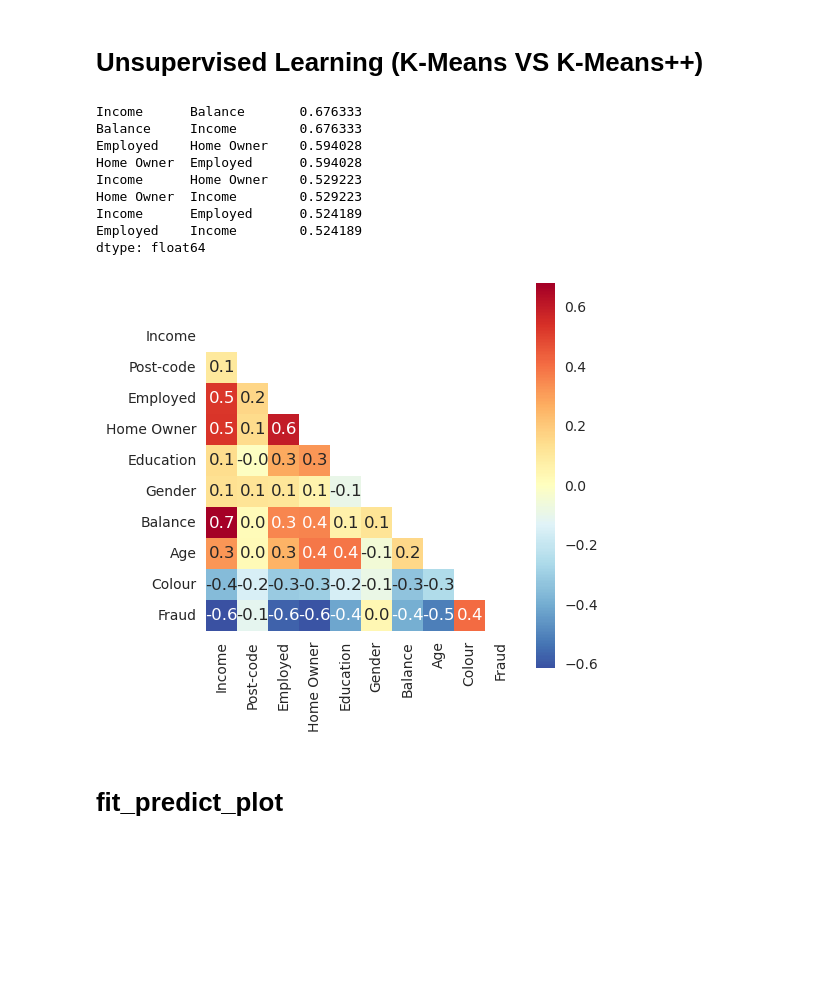
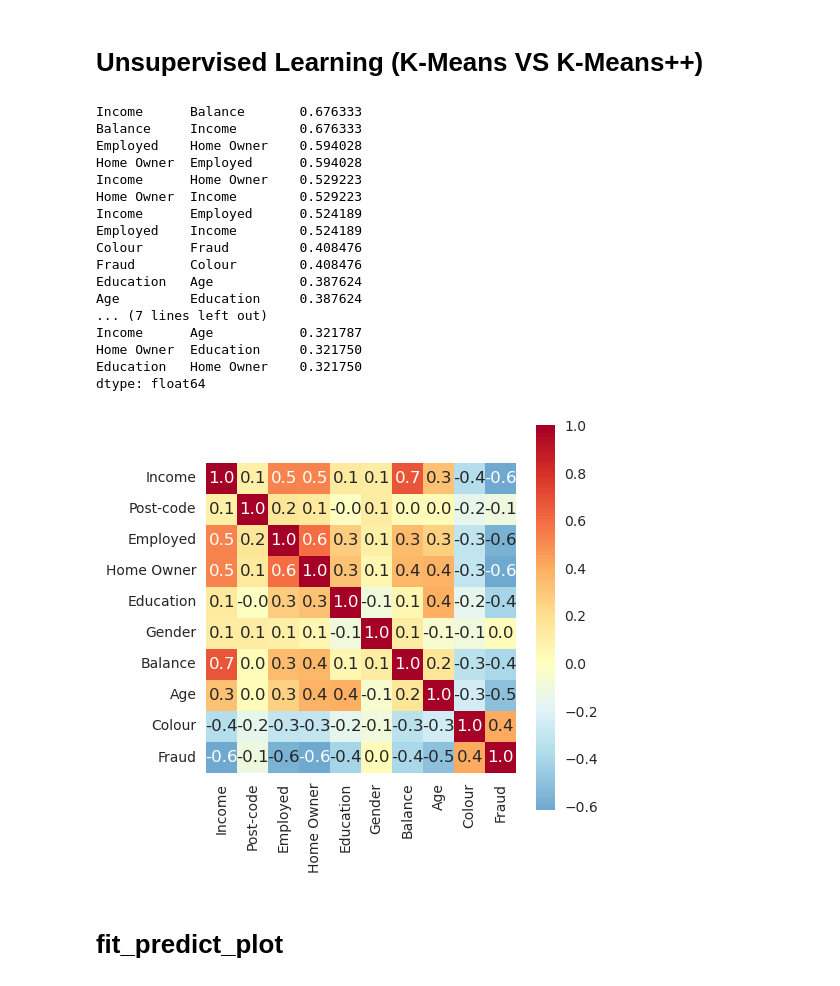
Before and after one commit to legacy-shu/Anaconda-Python-3-, a Jupyter notebook: python/assignment/machine_learning.ipynb, the cells around one changed output. Saved outputs shown, nothing was run; the diff lists cells and outputs as text; code cells hidden in the pictures; blank space fills up the shorter version.

```diff
--- a/python/assignment/machine_learning.ipynb
+++ b/python/assignment/machine_learning.ipynb
@@ -232,6 +221,16 @@ from sklearn.preprocessing import StandardScaler
 from yellowbrick.cluster import SilhouetteVisualizer
 from sklearn.decomposition import PCA
 from sklearn.metrics import silhouette_score
+
+def pca_df(X):
+    scaler = StandardScaler()
+    scaled = scaler.fit_transform(X)
+    pca = PCA(n_components=2)
+    pca.fit(scaled)
+    pca_df = pca.transform(scaled)
+    pca_columns=['pca_1','pca_2']
+    pca_df = pd.DataFrame(pca_df, columns=pca_columns)
+    return pca_df
 
 def inertias(X):
     inertias = []
@@ -244,7 +243,6 @@ def inertias(X):
     plt.xlabel("Cluster")
     plt.ylabel("Inertia")
     plt.title('Elvow Curve')
-    print(inertias)
     plt.show()
 
 def visualise_silhouette_score(X=None, model=None):
@@ -253,22 +251,13 @@ def visualise_silhouette_score(X=None, model=None):
     visModel.fit(X)
     visModel.poof()
 
-def scale_data(X_features):
-    columns = X_features.columns
-    scaler = StandardScaler()
-    X_features = scaler.fit_transform(X_features)
-    X_features =pd.DataFrame(X_features, columns=columns)
-    return X_features
-
 def visualise_correlation(df):
     corr = df.corr()
     unstack = corr.unstack()
-    print(unstack[unstack < 1][unstack > 0.5].sort_values(ascending=False))
-    # triangle mask
-    mask = np.triu(np.ones_like(corr, dtype=bool))
+    print(unstack[unstack < 1][unstack > 0.3].sort_values(ascending=False))
 
     plt.figure(figsize=(5, 5))
-    sns.heatmap(corr, mask=mask, center=0, annot=True,
+    sns.heatmap(corr, center=0, annot=True,
             fmt='.1f', square=True, cmap = 'RdYlBu_r')
     plt.show()
 
@@ -278,44 +267,51 @@ def pca_transform(X):
     X['pca_x'] = pca_transformed[:,0]
     X['pca_y'] = pca_transformed[:,1]
     X = X[['pca_x','pca_y']]
-    print(X.head(3))
     return X
 
 def fit_predict_plot(X, model):
-    model.fit(X)
+    predictions = model.fit_predict(X)
     centroids = model.cluster_centers_
-    predictions = model.predict(X)
     silhouette = silhouette_score(X, predictions)
     plot_(X,predictions,centroids)
     accuracy = sum(predictions == df['Fraud']) / len(df)
+    # print("centroids:\n{}, predictions:\n{},silhouette:{}, accuracy:{}".format(centroids, predictions, silhouette, accuracy))
     return (centroids, predictions, silhouette, accuracy)
 
 def plot_(X,predictions,centroids):
     f, ax = plt.subplots(figsize=(6,6), ncols=1, nrows=1)
-    f.suptitle("{}".format(X.columns))
     for i,column in enumerate(X):
         if i == len(X.columns)-1: break
-        ax.scatter(X[predictions==0].iloc[:,lambda X: [i]],X[predictions==0].iloc[:,lambda X: [i+1]],c='blue')
-        ax.scatter(X[predictions==1].iloc[:,lambda X: [i]],X[predictions==1].iloc[:,lambda X: [i+1]],c='red')
+        ax.scatter(X[predictions==0].iloc[:,lambda X: [i]],X[predictions==0].iloc[:,lambda X: [i+1]],marker='<',c="y")
+        ax.scatter(X[predictions==1].iloc[:,lambda X: [i]],X[predictions==1].iloc[:,lambda X: [i+1]],marker='>',c='m')
         ax.scatter(centroids[:, 0], centroids[:, 1], c='k', edgecolors='k', s=50)
     plt.show()
 # %%
-X_features_All = df.drop(['Fraud'], axis=1)
-X_income_balance = df[['Income','Balance']]
-X_employed_home_owner = df[['Employed','Home Owner']]
+X_features_All = pca_df(df.drop(['Fraud','Colour','Gender','Post-code'], axis=1))
+X_income_balance = pca_df(df[['Income','Balance']])
+X_employed_home_owner = pca_df(df[['Employed','Home Owner']])
+X_mix = pca_df(df[['Employed','Home Owner','Income','Balance']])
 
 visualise_correlation(df)
 # %% [output]
 Income      Balance       0.676333
 Balance     Income        0.676333
 Employed    Home Owner    0.594028
 Home Owner  Employed      0.594028
 Income      Home Owner    0.529223
 Home Owner  Income        0.529223
 Income      Employed      0.524189
 Employed    Income        0.524189
+Colour      Fraud         0.408476
+Fraud       Colour        0.408476
+Education   Age           0.387624
+Age         Education     0.387624
+... (7 lines left out)
+Income      Age           0.321787
+Home Owner  Education     0.321750
+Education   Home Owner    0.321750
 dtype: float64
-[figure, old version]
+[figure, new version]
 # %% [markdown]
 # fit_predict_plot
 # %%
```
Also changed, not shown: parts of 10 cells of this notebook.
